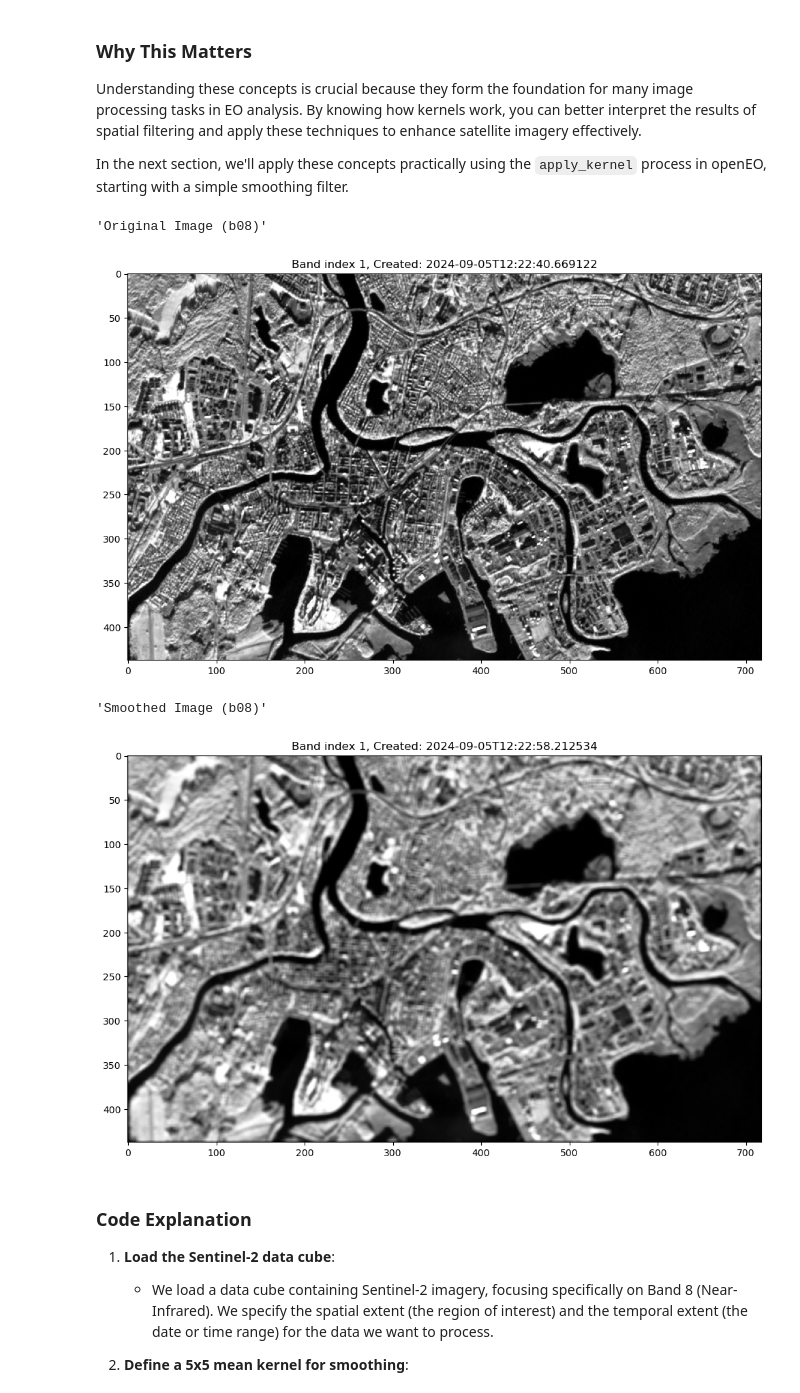
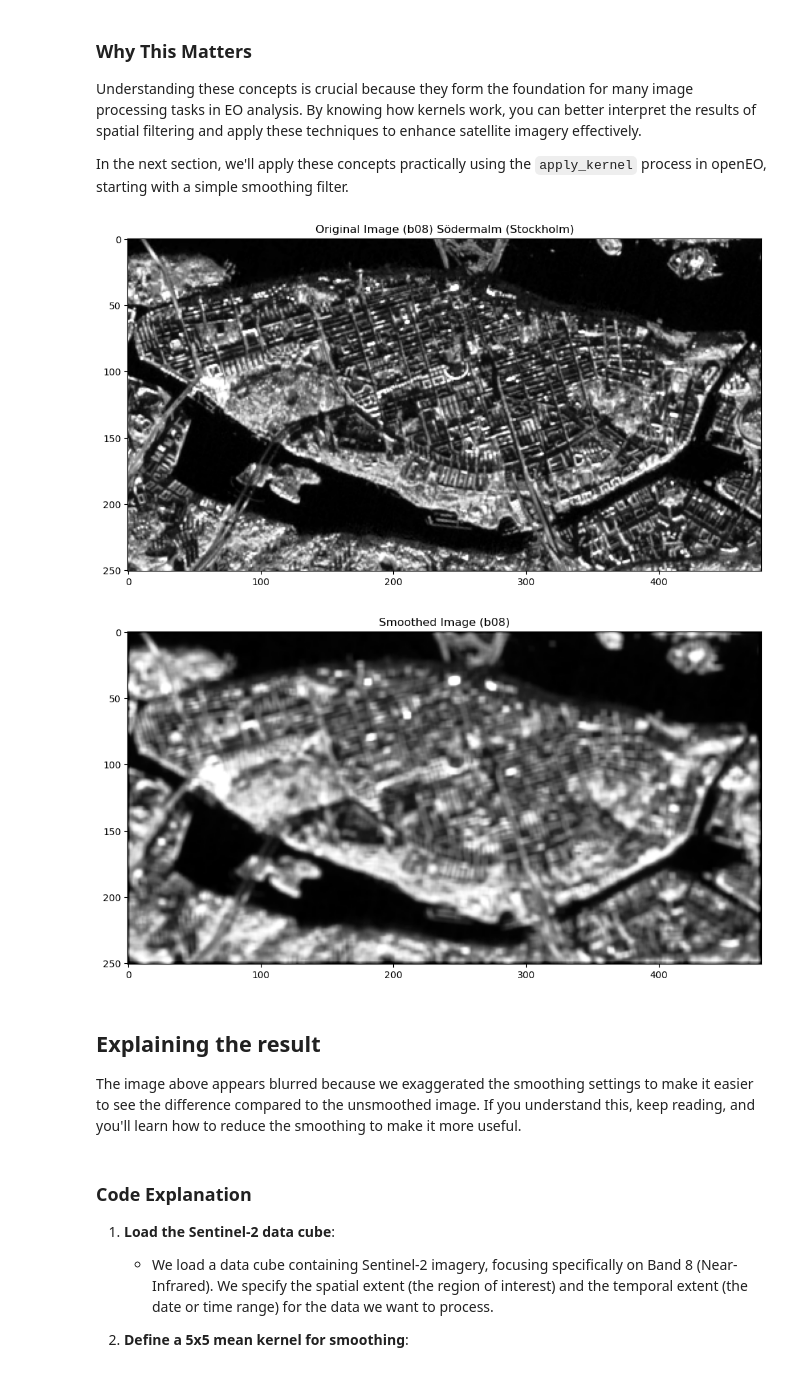
Before and after one commit to DigitalEarthSweden/digital-earth-sweden-community, a Jupyter notebook: tutorials/060_EO_020-Spatial-Filtering.ipynb, the cells around one changed output. Drawn from its saved outputs; the diff is of its cells as text; code cells hidden in the pictures.

```diff
--- a/tutorials/060_EO_020-Spatial-Filtering.ipynb
+++ b/tutorials/060_EO_020-Spatial-Filtering.ipynb
@@ -162,45 +162,46 @@ In the next section, we'll apply these concepts practically using the `apply_ker
 # %%
 from demo_regions import s2
 from IPython.display import display
 
-# 1. Load the Sentinel-2 data cube for the Karlstad region, focusing on Band 8 (NIR)
+# 1. Load the Sentinel-2 data cube for the Södermalm region, focusing on Band 8 (NIR)
 s2_datacube = conn.load_collection(
     s2.s2_msi_l2a,
-    spatial_extent=s2.bbox.karlstad_mini_land,
+    spatial_extent=s2.bbox.sodermalm,
     temporal_extent=s2.timespans.one_image,
     bands=["b08"]  # Near-Infrared band (b08)
 )
 
 # 2. Define a 5x5 mean kernel for stronger smoothing
 mean_kernel = [
     [1/25, 1/25, 1/25, 1/25, 1/25],
     [1/25, 1/25, 1/25, 1/25, 1/25],
     [1/25, 1/25, 1/25, 1/25, 1/25],
     [1/25, 1/25, 1/25, 1/25, 1/25],
     [1/25, 1/25, 1/25, 1/25, 1/25]
 ]
 
 # 3. Apply the stronger smoothing filter to the loaded data using the apply_kernel process
 smoothed_b08 = s2_datacube.apply_kernel(
     kernel=mean_kernel,
     factor=1.0  # Optional: factor to scale the result, here we keep it as 1
 )
 
 # 4. Execute the process and visualize the original B08 band
 original_b08 = s2_datacube.download(format="gtiff")
-display("Original Image (b08)")
-_ = show_result(original_b08, is_ndvi=False, colormap="Greys_r")
+
+_ = show_result(original_b08, is_ndvi=False, colormap="Greys_r", title="Original Image (b08) Södermalm (Stockholm)")
 # %% [output]
-'Original Image (b08)'
-[figure, old version]
+[figure, new version]
 # %%
 # 5. Execute the process and visualize the smoothed B08 band
 filtered_b08 = smoothed_b08.download(format="gtiff")
-display("Smoothed Image (b08)")
-_ = show_result(filtered_b08, is_ndvi=False, colormap="Greys_r")
+
+_ = show_result(filtered_b08, is_ndvi=False, colormap="Greys_r",title = "Smoothed Image (b08)")
 # %% [output]
-'Smoothed Image (b08)'
-[figure, old version]
+[figure, new version]
+# %% [markdown]
+## Explaining the result
+The image above appears blurred because we exaggerated the smoothing settings to make it easier to see the difference compared to the unsmoothed image. If you understand this, keep reading, and you'll learn how to reduce the smoothing to make it more useful.
 # %% [markdown]
 ### Code Explanation
 
```
Also changed, not shown: parts of 3 cells of this notebook.
